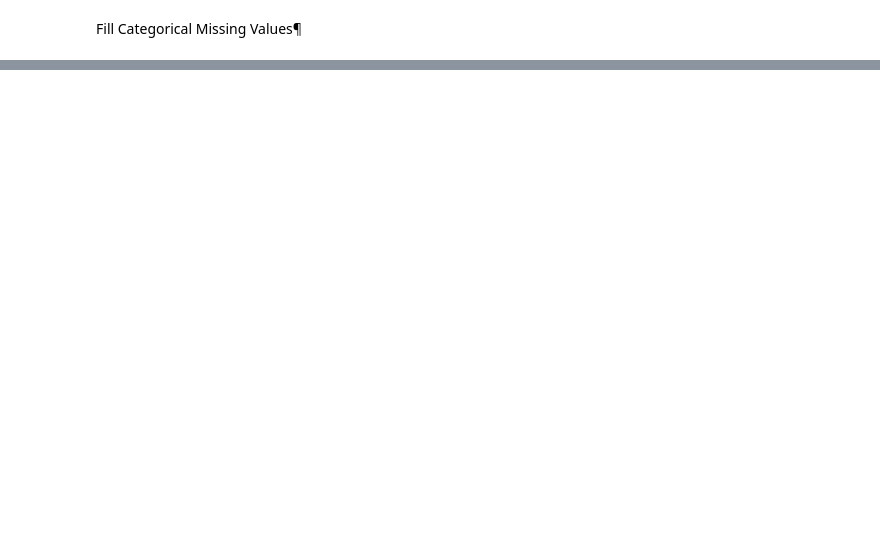
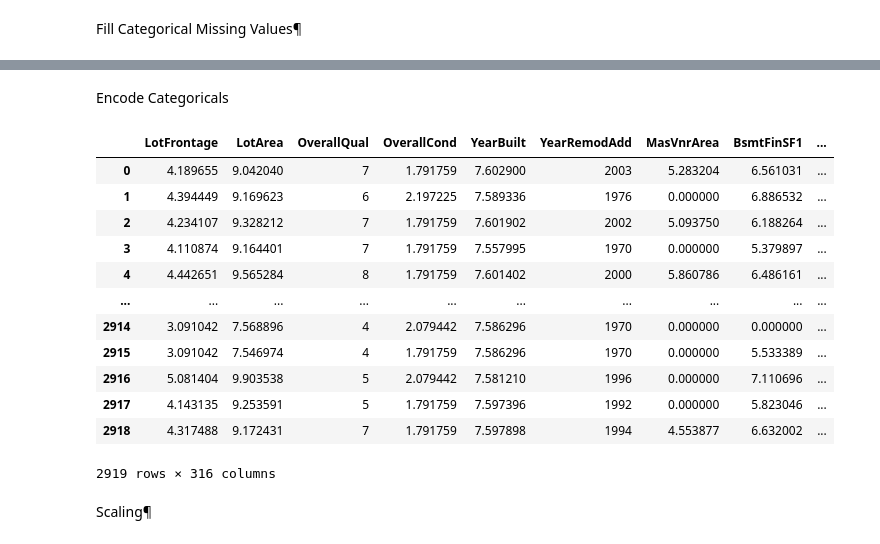
Before and after one commit to leenock/K-G-projects, a Jupyter notebook: House Prices.ipynb, the cells around one changed output, grey strips where cells are left out. Drawn from its saved outputs; the diff is of its cells as text; code cells hidden in the pictures; blank space fills up the shorter version.

```diff
--- a/House Prices.ipynb
+++ b/House Prices.ipynb
@@ -232,0 +476,3 @@ dtype: int64
+# %%
+for column in skew_df.query("Skewed == True")['Feature'].values:
+    data4[column] = np.log1p(data4[column])
@@ -232,0 +481,2 @@ dtype: int64
+# %%
+data4['MoSold'] = (-np.cos(0.5236 * data4['MoSold']))
@@ -232,0 +498,24 @@ dtype: int64
+# %%
+data5 = data4.copy()
+# %% [markdown]
+Encode Categoricals
+# %%
+# used for one-hot encoding categorical variables. It converts categorical columns in a DataFrame into a set of binary columns (0s and 1s) for each category or label within those columns.
+
+data5 = pd.get_dummies(data5)
+# %%
+data5
+# %% [output]
+|  | LotFrontage | LotArea | OverallQual | OverallCond | YearBuilt | YearRemodAdd | MasVnrArea | BsmtFinSF1 | ... |
+| 0 | 4.189655 | 9.042040 | 7 | 1.791759 | 7.602900 | 2003 | 5.283204 | 6.561031 | ... |
+| 1 | 4.394449 | 9.169623 | 6 | 2.197225 | 7.589336 | 1976 | 0.000000 | 6.886532 | ... |
+| 2 | 4.234107 | 9.328212 | 7 | 1.791759 | 7.601902 | 2002 | 5.093750 | 6.188264 | ... |
+| 3 | 4.110874 | 9.164401 | 7 | 1.791759 | 7.557995 | 1970 | 0.000000 | 5.379897 | ... |
+| 4 | 4.442651 | 9.565284 | 8 | 1.791759 | 7.601402 | 2000 | 5.860786 | 6.486161 | ... |
+| ... | ... | ... | ... | ... | ... | ... | ... | ... | ... |
+| 2914 | 3.091042 | 7.568896 | 4 | 2.079442 | 7.586296 | 1970 | 0.000000 | 0.000000 | ... |
+| 2915 | 3.091042 | 7.546974 | 4 | 1.791759 | 7.586296 | 1970 | 0.000000 | 5.533389 | ... |
+| 2916 | 5.081404 | 9.903538 | 5 | 2.079442 | 7.581210 | 1996 | 0.000000 | 7.110696 | ... |
+| 2917 | 4.143135 | 9.253591 | 5 | 1.791759 | 7.597396 | 1992 | 0.000000 | 5.823046 | ... |
+| 2918 | 4.317488 | 9.172431 | 7 | 1.791759 | 7.597898 | 1994 | 4.553877 | 6.632002 | ... |
+2919 rows × 316 columns
@@ -232,0 +524,2 @@ dtype: int64
+# %% [markdown]
+Scaling¶
```
Also changed, not shown: parts of 48 cells of this notebook.
